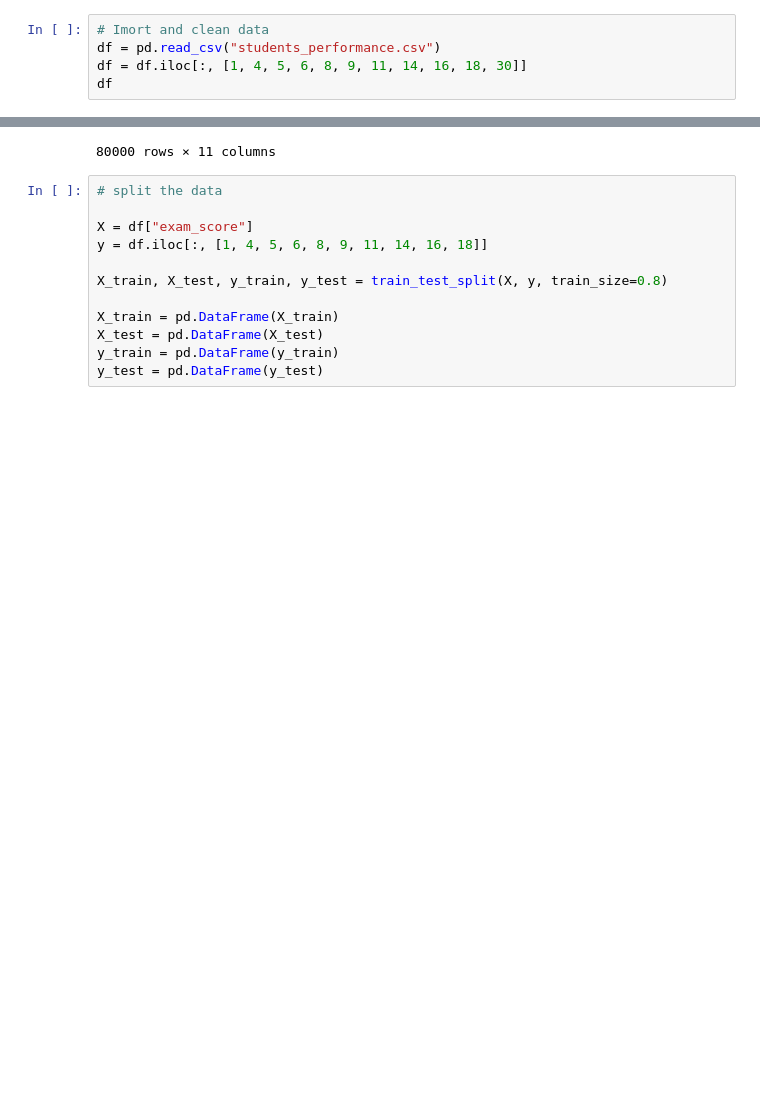
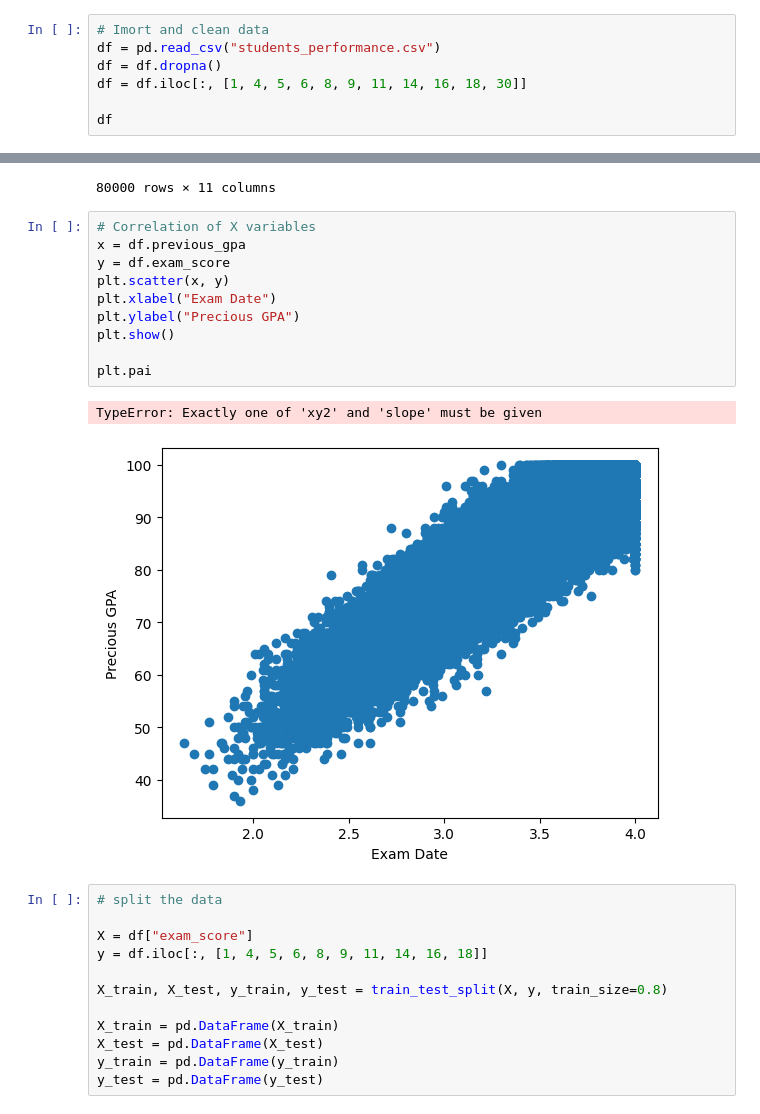
Before and after one commit to ddnzallyy/Random-Forest-ML, a Jupyter notebook: RF-StudentPerformance.ipynb, the cells around one changed output, grey strips where cells are left out. Cells and saved outputs as stored; diff of their text form; blank space fills up the shorter version.

Commit message:
Chart - correlation of previousgpa and exam_score

```diff
--- a/RF-StudentPerformance.ipynb
+++ b/RF-StudentPerformance.ipynb
@@ -9,7 +9,9 @@ import numpy as np
 # %%
 # Imort and clean data
 df = pd.read_csv("students_performance.csv")
+df = df.dropna()
 df = df.iloc[:, [1, 4, 5, 6, 8, 9, 11, 14, 16, 18, 30]]
+
 df
 # %% [output]
 |  | age | study_hours_per_day | social_media_hours | netflix_hours | attendance_percentage | sleep_hours | ... |
@@ -25,6 +27,19 @@ df
 | 79998 | 23 | 3.800000 | 0.6 | 3.5 | 58.7 | 5.8 | ... |
 | 79999 | 25 | 3.000000 | 4.5 | 3.4 | 97.7 | 5.3 | ... |
 80000 rows × 11 columns
+# %%
+# Correlation of X variables
+x = df.previous_gpa
+y = df.exam_score
+plt.scatter(x, y)
+plt.xlabel("Exam Date")
+plt.ylabel("Precious GPA")
+plt.show()
+
+plt.pai
+# %% [output]
+TypeError: Exactly one of 'xy2' and 'slope' must be given
+[figure, added]
 # %%
 # split the data
 
```
